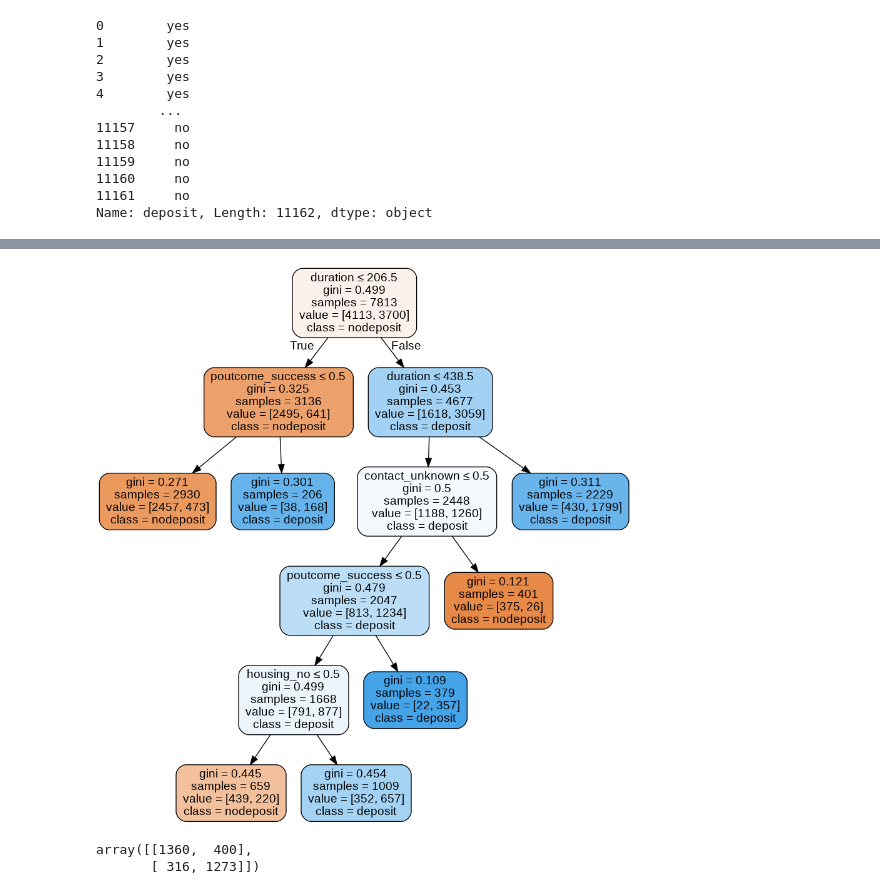
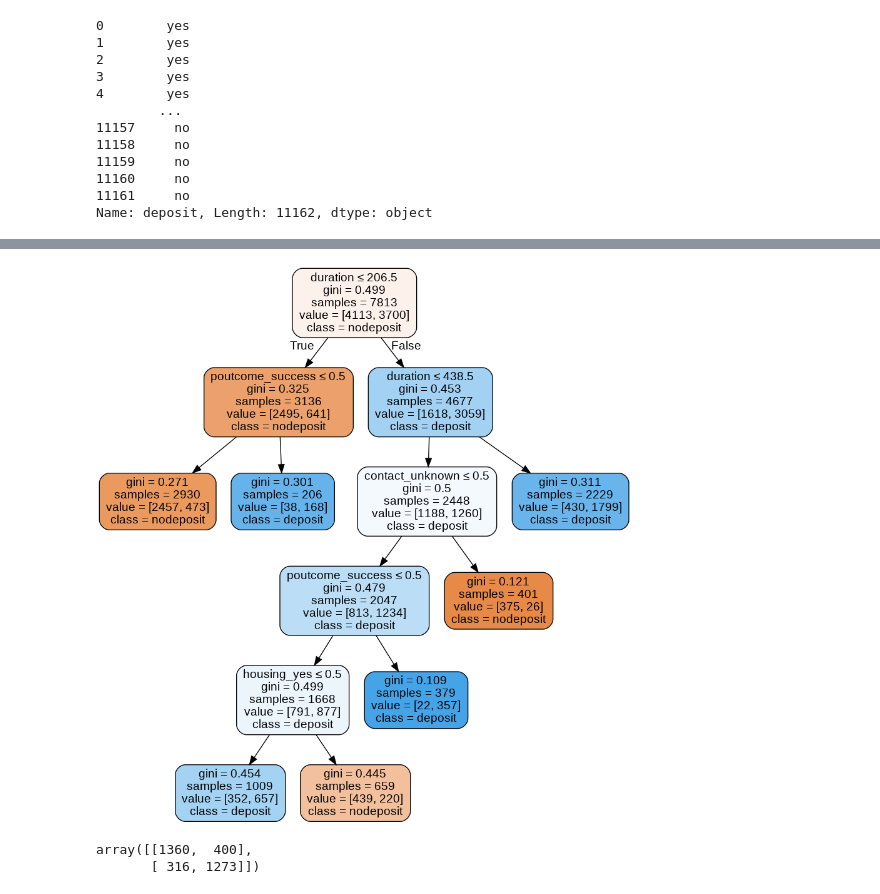
Before and after one commit to annisasuciati/Classification-Bank-Marketing, a Jupyter notebook: Classification_Bank_Marketing.ipynb, the cells around one changed output, grey strips where cells are left out. Cells and saved outputs as stored; diff of their text form; code cells hidden in the pictures.

```diff
--- a/Classification_Bank_Marketing.ipynb
+++ b/Classification_Bank_Marketing.ipynb
@@ -135,6 +143,5 @@ Index(['age', 'balance', 'day', 'duration', 'campaign', 'pdays', 'previous',
 # %%
-
 # Select Features
-feature = df_encoded.drop(['balance', "deposit"], axis=1)
+feature = df_encoded.drop(["deposit"], axis=1)
 feature
 # %% [output]
@@ -214,34 +225,34 @@ y_pred_dtc = dtc.predict(X_test)
 # %%
 
 # Visualize Tree
 
 from sklearn.externals.six import StringIO
 from IPython.display import Image
 from sklearn.tree import export_graphviz
 import pydotplus
 
 dot_data = StringIO()
 export_graphviz(dtc, out_file=dot_data,
                 filled=True, rounded=True,
                 special_characters=True,
                 class_names=['nodeposit', 'deposit'],
-                feature_names=['age', 'day', 'duration', 'campaign', 'pdays', 'previous', 'job_admin.',
-       'job_blue-collar', 'job_entrepreneur', 'job_housemaid',
+                feature_names=['age', 'balance', 'day', 'duration', 'campaign', 'pdays', 'previous',
+       'job_admin.', 'job_blue-collar', 'job_entrepreneur', 'job_housemaid',
        'job_management', 'job_retired', 'job_self-employed', 'job_services',
        'job_student', 'job_technician', 'job_unemployed', 'job_unknown',
        'marital_divorced', 'marital_married', 'marital_single',
        'education_primary', 'education_secondary', 'education_tertiary',
        'education_unknown', 'default_no', 'default_yes', 'housing_no',
        'housing_yes', 'loan_no', 'loan_yes', 'contact_cellular',
        'contact_telephone', 'contact_unknown', 'month_apr', 'month_aug',
        'month_dec', 'month_feb', 'month_jan', 'month_jul', 'month_jun',
        'month_mar', 'month_may', 'month_nov', 'month_oct', 'month_sep',
        'poutcome_failure', 'poutcome_other', 'poutcome_success',
        'poutcome_unknown'])
 graph = pydotplus.graph_from_dot_data(dot_data.getvalue())
 Image(graph.create_png())
 # %% [output]
-[figure, old version]
+[figure, new version]
 # %%
 # Import Module
 from sklearn import metrics
```
Also changed, not shown: parts of 22 cells of this notebook.
